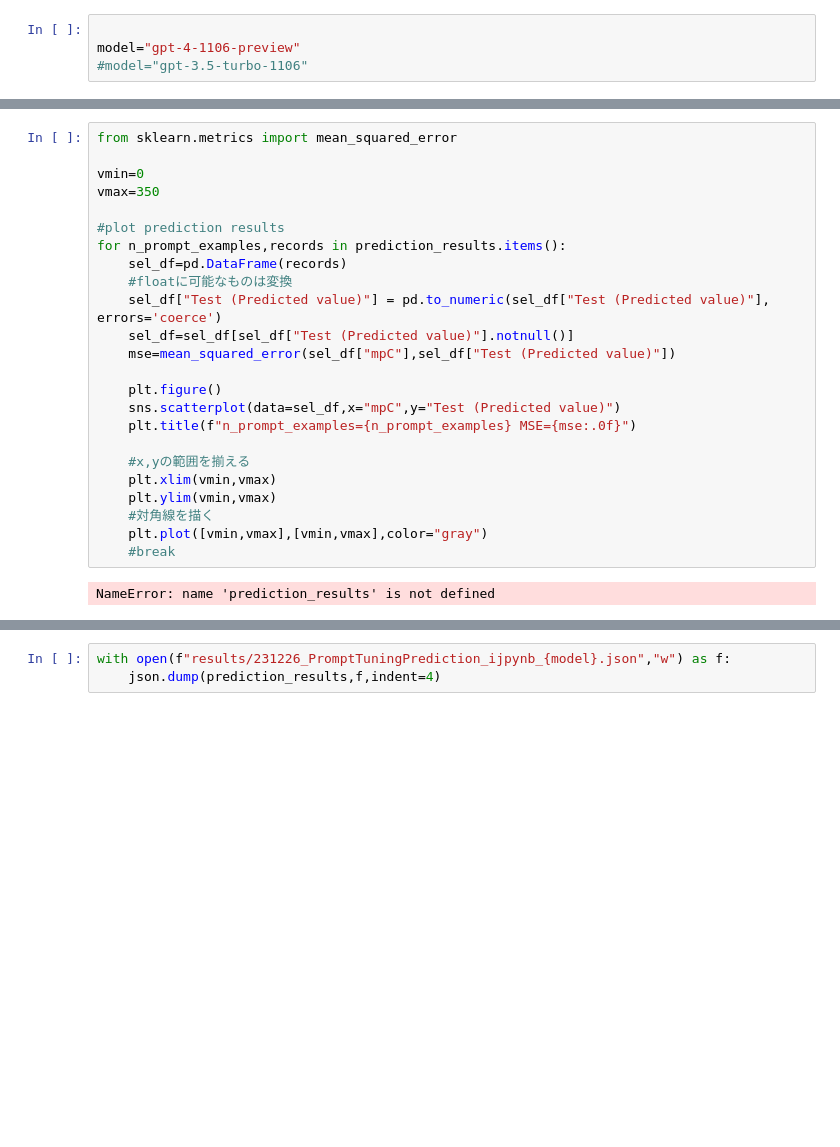
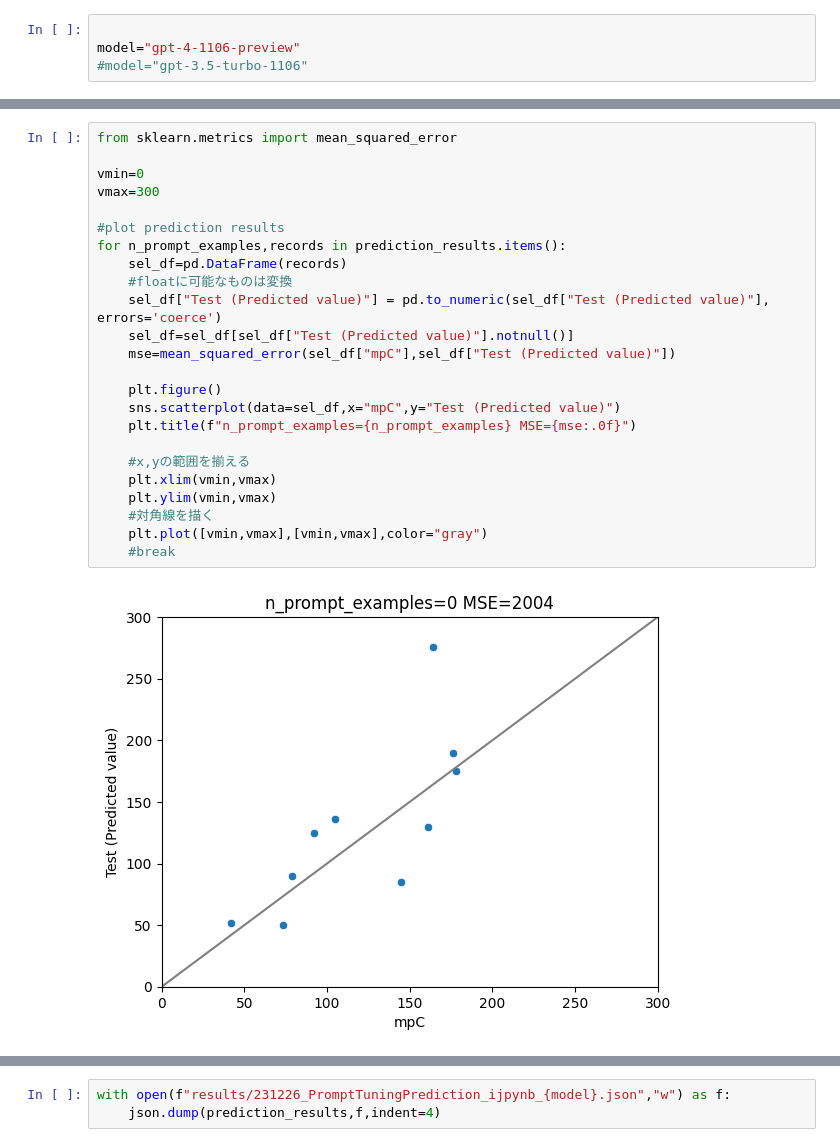
Before and after one commit to KanHatakeyama/LLMChem, a Jupyter notebook: 231226_PromptTuningPrediction.ipynb, the cells around one changed output, grey strips where cells are left out. Cells and saved outputs as stored; diff of their text form; blank space fills up the shorter version.

```diff
--- a/231226_PromptTuningPrediction.ipynb
+++ b/231226_PromptTuningPrediction.ipynb
@@ -192,26 +210,26 @@ for n_prompt_examples in [0,1,5,10]:
 # %%
 from sklearn.metrics import mean_squared_error
 
 vmin=0
-vmax=350
+vmax=300
 
 #plot prediction results
 for n_prompt_examples,records in prediction_results.items():
     sel_df=pd.DataFrame(records)
     #floatに可能なものは変換
     sel_df["Test (Predicted value)"] = pd.to_numeric(sel_df["Test (Predicted value)"], errors='coerce')
     sel_df=sel_df[sel_df["Test (Predicted value)"].notnull()]
     mse=mean_squared_error(sel_df["mpC"],sel_df["Test (Predicted value)"])
 
     plt.figure()
     sns.scatterplot(data=sel_df,x="mpC",y="Test (Predicted value)")
     plt.title(f"n_prompt_examples={n_prompt_examples} MSE={mse:.0f}")
 
     #x,yの範囲を揃える
     plt.xlim(vmin,vmax)
     plt.ylim(vmin,vmax)
     #対角線を描く
     plt.plot([vmin,vmax],[vmin,vmax],color="gray")
     #break
 # %% [output]
-NameError: name 'prediction_results' is not defined
+[figure, added]
```
Also changed, not shown: parts of 2 cells of this notebook, 1 other file.
